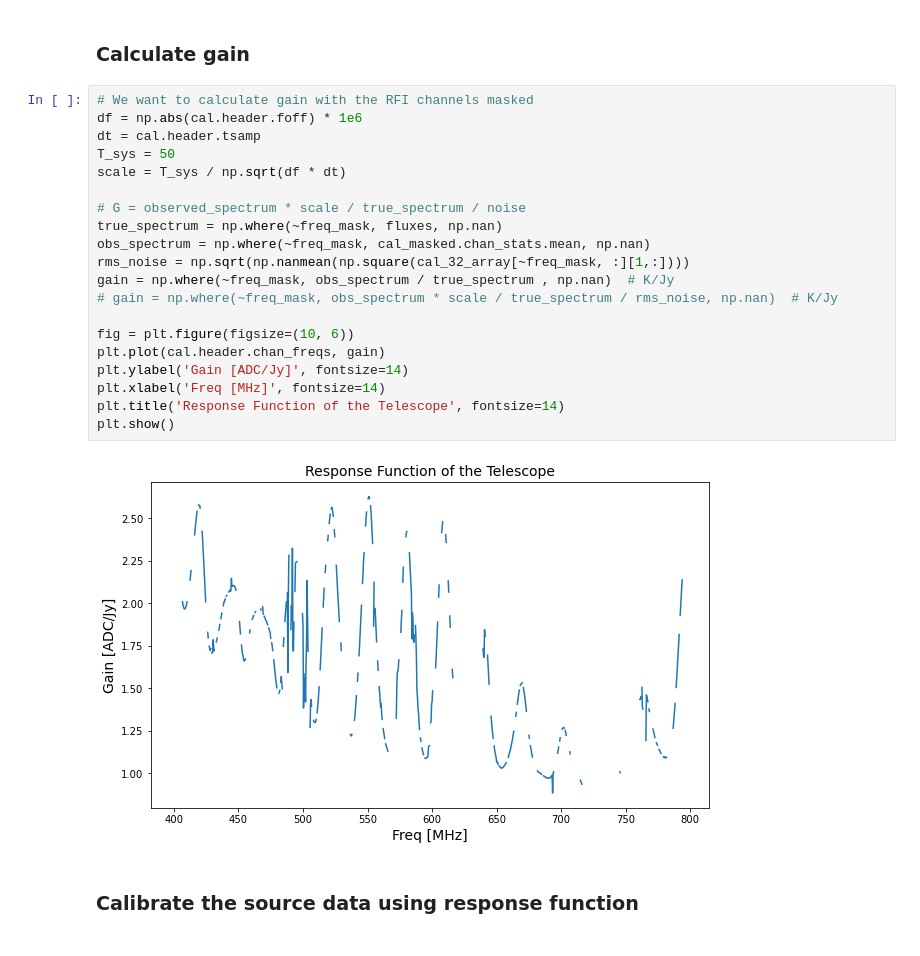
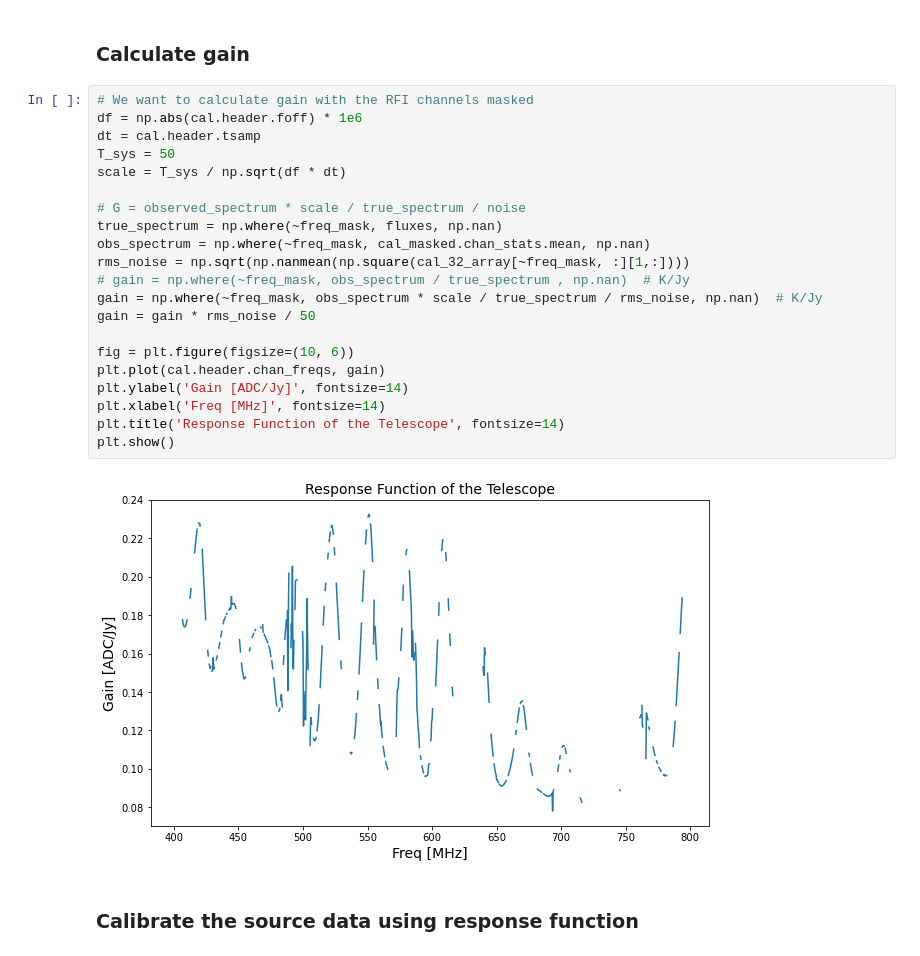
Before and after one commit to astronamanj/641_Observational_Techniques, a Jupyter notebook: chime_pulsar_search/calibration.ipynb, the cells around one changed output. Drawn from its saved outputs; the diff is of its cells as text.

Commit message:
change gain equation

```diff
--- a/chime_pulsar_search/calibration.ipynb
+++ b/chime_pulsar_search/calibration.ipynb
@@ -157,25 +157,26 @@ plt.show()
 # %%
 # We want to calculate gain with the RFI channels masked
 df = np.abs(cal.header.foff) * 1e6
 dt = cal.header.tsamp
 T_sys = 50
 scale = T_sys / np.sqrt(df * dt)
 
 # G = observed_spectrum * scale / true_spectrum / noise
 true_spectrum = np.where(~freq_mask, fluxes, np.nan)
 obs_spectrum = np.where(~freq_mask, cal_masked.chan_stats.mean, np.nan)
 rms_noise = np.sqrt(np.nanmean(np.square(cal_32_array[~freq_mask, :][1,:])))
-gain = np.where(~freq_mask, obs_spectrum / true_spectrum , np.nan)  # K/Jy
-# gain = np.where(~freq_mask, obs_spectrum * scale / true_spectrum / rms_noise, np.nan)  # K/Jy
+# gain = np.where(~freq_mask, obs_spectrum / true_spectrum , np.nan)  # K/Jy
+gain = np.where(~freq_mask, obs_spectrum * scale / true_spectrum / rms_noise, np.nan)  # K/Jy
+gain = gain * rms_noise / 50
 
 fig = plt.figure(figsize=(10, 6))
 plt.plot(cal.header.chan_freqs, gain)
 plt.ylabel('Gain [ADC/Jy]', fontsize=14)
 plt.xlabel('Freq [MHz]', fontsize=14)
 plt.title('Response Function of the Telescope', fontsize=14)
 plt.show()
 # %% [output]
-[figure, old version]
+[figure, new version]
 # %% [markdown]
 ### Calibrate the source data using response function
 # %%
```
Also changed, not shown: parts of 3 cells of this notebook.
